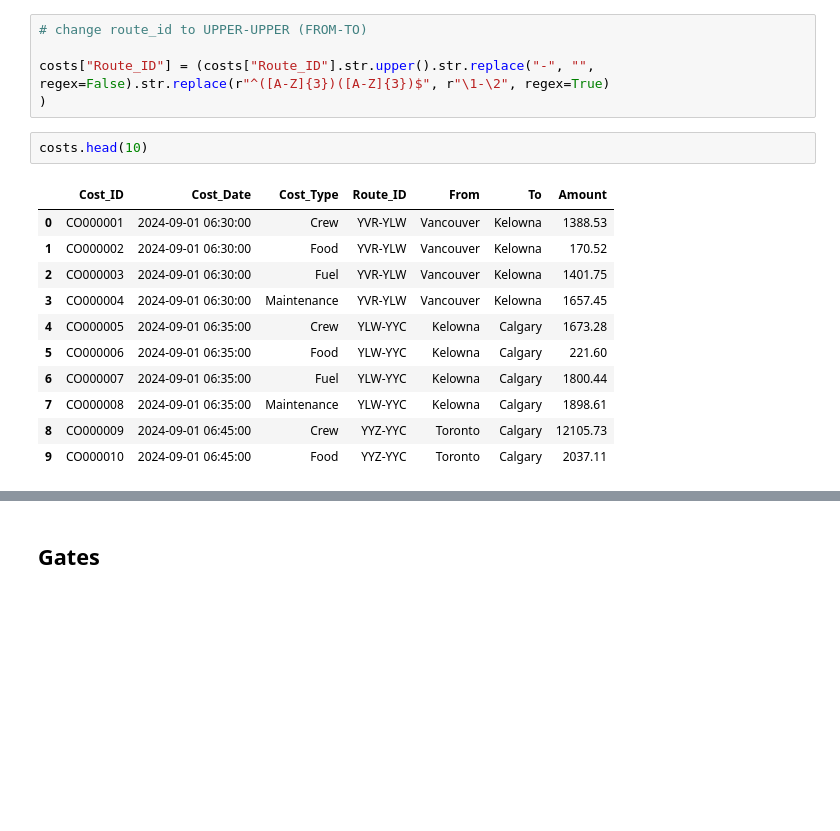
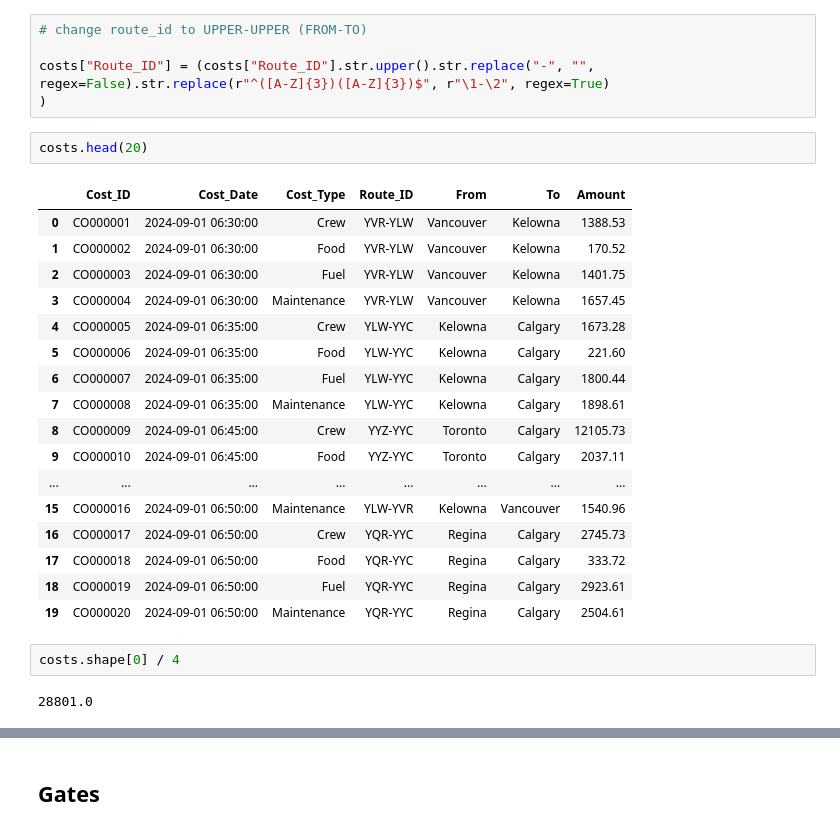
Before and after one commit to noahhynds/first-byte-2026, a Jupyter notebook: notebooks/01_clean_data.ipynb, the cells around one changed output, grey strips where cells are left out. Drawn from its saved outputs; the diff is of its cells as text; blank space fills up the shorter version.

Commit message:
cleaning costs df

```diff
--- a/notebooks/01_clean_data.ipynb
+++ b/notebooks/01_clean_data.ipynb
@@ -51,16 +51,26 @@ costs.columns.tolist()
 costs["Route_ID"] = (costs["Route_ID"].str.upper().str.replace("-", "", regex=False).str.replace(r"^([A-Z]{3})([A-Z]{3})$", r"\1-\2", regex=True)
 )
 # %%
-costs.head(10)
+costs.head(20)
 # %% [output]
 |  | Cost_ID | Cost_Date | Cost_Type | Route_ID | From | To | Amount |
 | 0 | CO000001 | 2024-09-01 06:30:00 | Crew | YVR-YLW | Vancouver | Kelowna | 1388.53 |
 | 1 | CO000002 | 2024-09-01 06:30:00 | Food | YVR-YLW | Vancouver | Kelowna | 170.52 |
 | 2 | CO000003 | 2024-09-01 06:30:00 | Fuel | YVR-YLW | Vancouver | Kelowna | 1401.75 |
 | 3 | CO000004 | 2024-09-01 06:30:00 | Maintenance | YVR-YLW | Vancouver | Kelowna | 1657.45 |
 | 4 | CO000005 | 2024-09-01 06:35:00 | Crew | YLW-YYC | Kelowna | Calgary | 1673.28 |
 | 5 | CO000006 | 2024-09-01 06:35:00 | Food | YLW-YYC | Kelowna | Calgary | 221.60 |
 | 6 | CO000007 | 2024-09-01 06:35:00 | Fuel | YLW-YYC | Kelowna | Calgary | 1800.44 |
 | 7 | CO000008 | 2024-09-01 06:35:00 | Maintenance | YLW-YYC | Kelowna | Calgary | 1898.61 |
 | 8 | CO000009 | 2024-09-01 06:45:00 | Crew | YYZ-YYC | Toronto | Calgary | 12105.73 |
 | 9 | CO000010 | 2024-09-01 06:45:00 | Food | YYZ-YYC | Toronto | Calgary | 2037.11 |
+| ... | ... | ... | ... | ... | ... | ... | ... |
+| 15 | CO000016 | 2024-09-01 06:50:00 | Maintenance | YLW-YVR | Kelowna | Vancouver | 1540.96 |
+| 16 | CO000017 | 2024-09-01 06:50:00 | Crew | YQR-YYC | Regina | Calgary | 2745.73 |
+| 17 | CO000018 | 2024-09-01 06:50:00 | Food | YQR-YYC | Regina | Calgary | 333.72 |
+| 18 | CO000019 | 2024-09-01 06:50:00 | Fuel | YQR-YYC | Regina | Calgary | 2923.61 |
+| 19 | CO000020 | 2024-09-01 06:50:00 | Maintenance | YQR-YYC | Regina | Calgary | 2504.61 |
+# %%
+costs.shape[0] / 4
+# %% [output]
+28801.0
```
Also changed, not shown: parts of 3 cells of this notebook.
